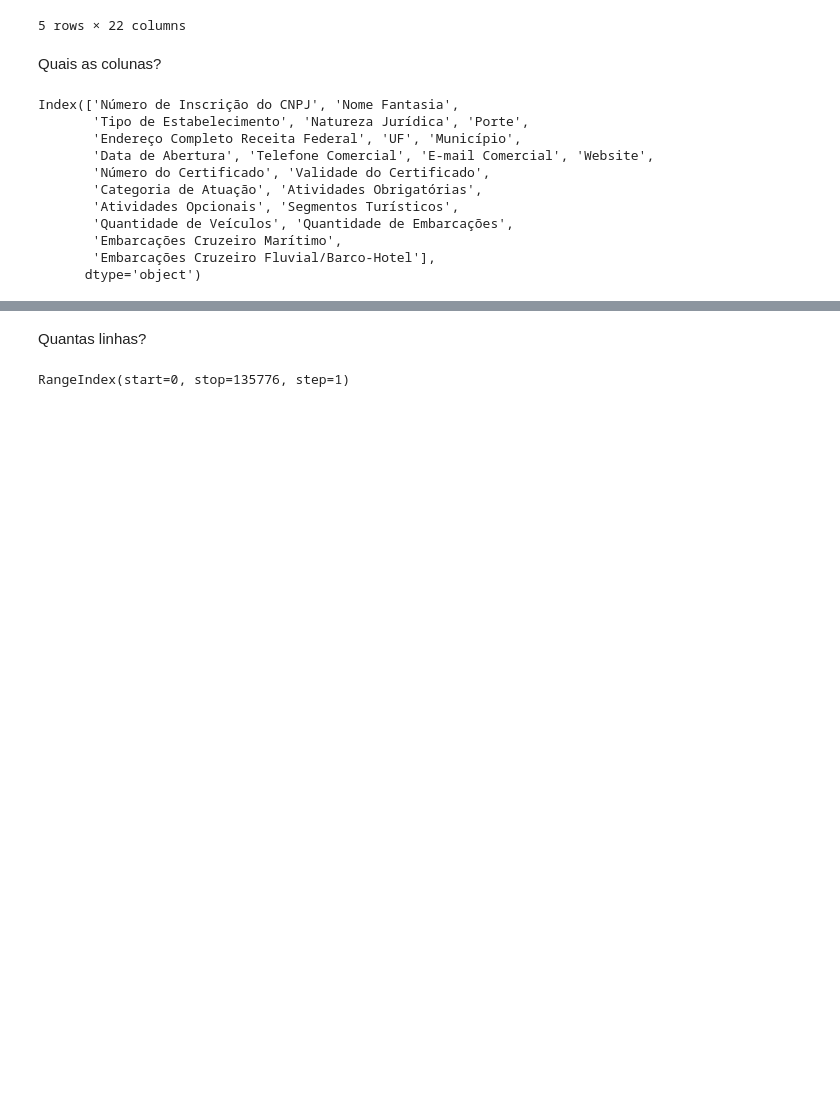
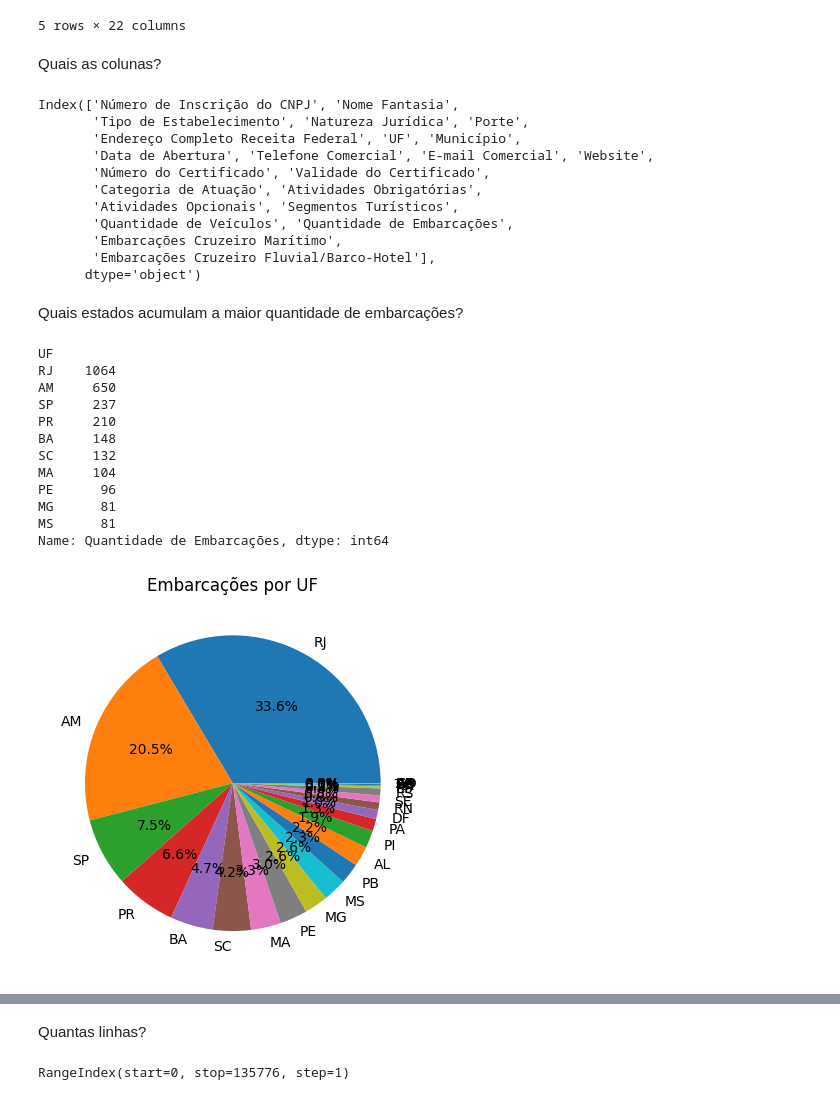
Before and after one commit to teodororo/top-4-turismo, a Jupyter notebook: EDA.ipynb, the cells around one changed output, grey strips where cells are left out. Cells and saved outputs as stored; diff of their text form; code cells hidden in the pictures; blank space fills up the shorter version.

```diff
--- a/EDA.ipynb
+++ b/EDA.ipynb
@@ -50,3 +51,26 @@ Index(['Número de Inscrição do CNPJ', 'Nome Fantasia',
        'Embarcações Cruzeiro Marítimo',
        'Embarcações Cruzeiro Fluvial/Barco-Hotel'],
       dtype='object')
+# %% [markdown]
+Quais estados acumulam a maior quantidade de embarcações?
+# %%
+soma_por_uf = df.groupby('UF')['Quantidade de Embarcações'].sum()
+maiores_ufs = soma_por_uf.sort_values(ascending=False)
+print(maiores_ufs[0:10])
+plt.pie(maiores_ufs, labels=maiores_ufs.index, autopct='%1.1f%%')
+plt.title('Embarcações por UF')
+plt.show()
+# %% [output]
+UF
+RJ    1064
+AM     650
+SP     237
+PR     210
+BA     148
+SC     132
+MA     104
+PE      96
+MG      81
+MS      81
+Name: Quantidade de Embarcações, dtype: int64
+[figure, added]
```
Also changed, not shown: parts of 12 cells of this notebook, 1 other file.
